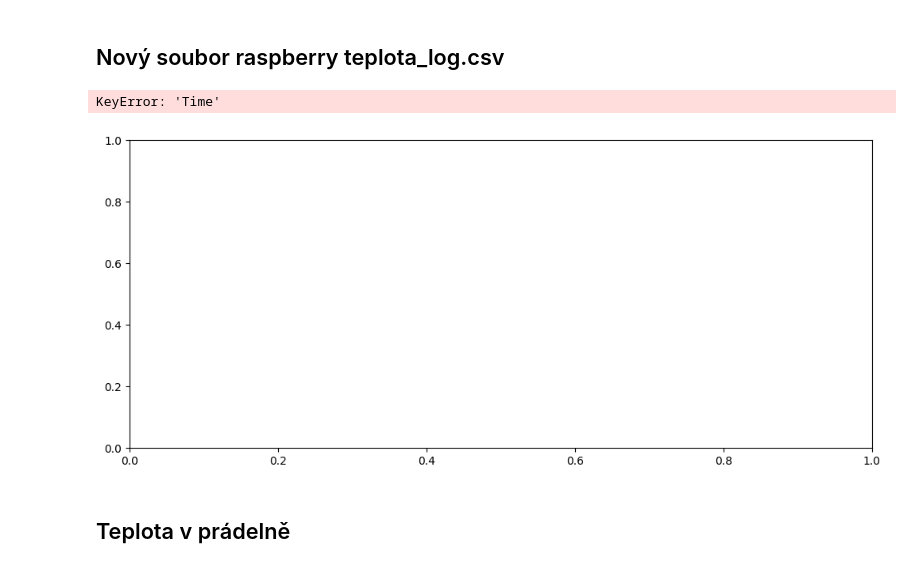
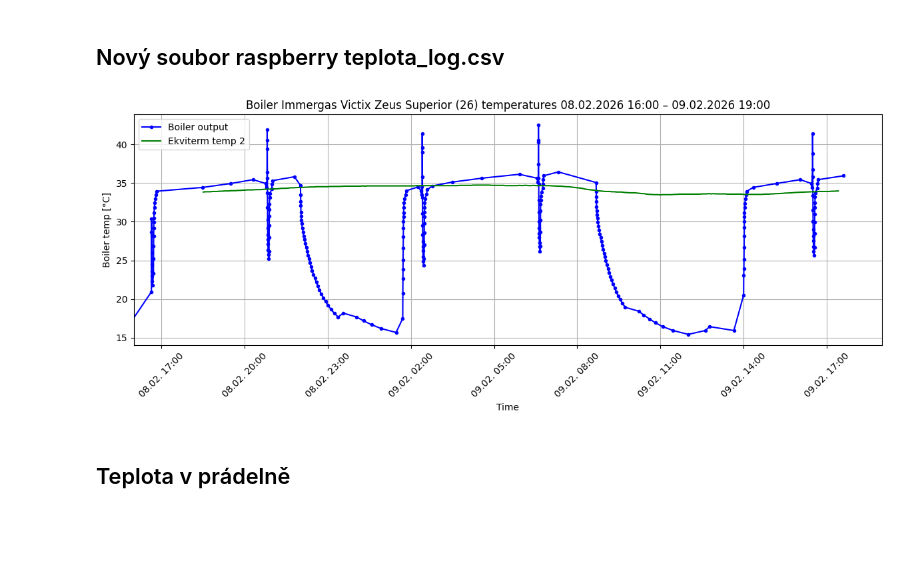
Before and after one commit to MarekCoderslab/Teploty_kotle, a Jupyter notebook: Teplota_kotle.ipynb, the cells around one changed output. Cells and saved outputs as stored; diff of their text form; code cells hidden in the pictures; blank space fills up the shorter version.

```diff
--- a/Teplota_kotle.ipynb
+++ b/Teplota_kotle.ipynb
@@ -39,7 +39,10 @@ path = "/Users/Marek/Library/Mobile Documents/com~apple~CloudDocs/Documents/GitH
 df_netatmo = pd.read_csv(path)
 
 # 1) převod z UNIX sekund na datetime
-df_netatmo["timestamp"] = pd.to_datetime(df_netatmo["timestamp"], unit="s")
+df_netatmo["timestamp"] = (
+    pd.to_datetime(df_netatmo["timestamp"], unit="s", utc=True)
+    .dt.tz_convert("Europe/Prague")
+)
 
 # 2) pokud chceš formátovaný textový sloupec
 df_netatmo["timestamp_str"] = df_netatmo["timestamp"].dt.strftime("%d.%m.%Y %H:%M:%S")
@@ -161,36 +164,37 @@ df_netatmo.tail(10)
 import matplotlib.pyplot as plt
 import matplotlib.dates as mdates
 
-plt.figure(figsize=(12,5))
+# Posun času o 1 hodinu
+df_netatmo["timestamp_shifted"] = df_netatmo["timestamp"] + pd.to_timedelta(1, "h")
 
-# Hlavní osa
-ax = plt.gca()
+fig, ax = plt.subplots(figsize=(12, 5))
 
-# Venkovní teplota
-ax.plot(df_netatmo["timestamp_str"], df_netatmo["temp_outdoor"], color="blue")
+# Hlavní osa – venkovní teplota
+ax.plot(df_netatmo["timestamp_shifted"], df_netatmo["temp_outdoor"],
+        color="blue", label="Teplota venku")
 ax.set_ylabel("Teplota venku [°C]", color="blue")
 ax.tick_params(axis="y", labelcolor="blue")
 
-# Vedlejší osa (Boiler_water)
+# Vedlejší osa – teplota kotle
 ax2 = ax.twinx()
-# ax2.plot(df_netatmo["time_local"], df_netatmo["Boiler_water"], color="red", label="Teplota kotle 1")
-ax2.plot(df_netatmo["timestamp_str"], df_netatmo["Boiler_water_2"], color="green", label="Ekvitermní teplota")
-
+ax2.plot(df_netatmo["timestamp_shifted"], df_netatmo["Boiler_water_2"],
+         color="green", label="Ekvitermní teplota")
 ax2.set_ylabel("Teplota kotle [°C]", color="green")
 ax2.tick_params(axis="y", labelcolor="green")
 
 # Titulek a popisky
-plt.title("Venkovní teplota vs. nastavené ekvitermní teploty")
+ax.set_title("Venkovní teplota vs. nastavené ekvitermní teploty")
 ax.set_xlabel("Čas")
 
 # Formátování osy X
+ax.xaxis.set_major_locator(mdates.AutoDateLocator())
 ax.xaxis.set_major_formatter(mdates.DateFormatter('%d.%m. %H:%M'))
-plt.xticks(rotation=45)
+ax.tick_params(axis='x', rotation=45)
 
-# Legenda pro vedlejší osu
+# Legenda
 ax2.legend(loc="upper left")
 
-plt.grid(True)
-plt.tight_layout()
+ax.grid(True)
+fig.tight_layout()
 plt.show()
 # %% [output]
@@ -251,38 +255,37 @@ import pandas as pd
 
 # --- RUČNÍ NASTAVENÍ ČASOVÉHO OKNA ---
 start_time = pd.Timestamp("2026-02-08 16:00:00")
-end_time   = pd.Timestamp("2026-02-09 11:00:00")
+end_time   = pd.Timestamp("2026-02-09 19:00:00")
 
 plt.figure(figsize=(12,5))
 ax = plt.gca()
 
 # Kotel
 ax.plot(df["Time"], df["Value"], marker=".", color="blue", label="Boiler output")
 
 # Netatmo – původní křivka
 # ax.plot(df_netatmo["time_local"], df_netatmo["Boiler_water"], color="red", label="Ekviterm temp")
 # Netatmo – nová křivka (Boiler_water_2)
 ax.plot(df_netatmo["timestamp"], df_netatmo["Boiler_water_2"], color="green", label="Ekviterm temp 2")
 
 
 # --- APLIKACE ČASOVÉHO OKNA NA GRAF ---
 ax.set_xlim(start_time, end_time)
 
 # Formát osy X
 ax.xaxis.set_major_formatter(mdates.DateFormatter('%d.%m. %H:%M'))
 plt.xticks(rotation=45)
 
 plt.title(f"Boiler Immergas Victix Zeus Superior (26) temperatures {start_time:%d.%m.%Y %H:%M} – {end_time:%d.%m.%Y %H:%M}")
 
 ax.set_xlabel("Time")
 ax.set_ylabel("Boiler temp [°C]")
 plt.grid(True)
 plt.legend()
 plt.tight_layout()
 plt.show()
 # %% [output]
-KeyError: 'Time'
-[figure, old version]
+[figure, new version]
 # %% [markdown]
 ## Teplota v prádelně
 # %%
```
Also changed, not shown: parts of 12 cells of this notebook, 4 other files.
